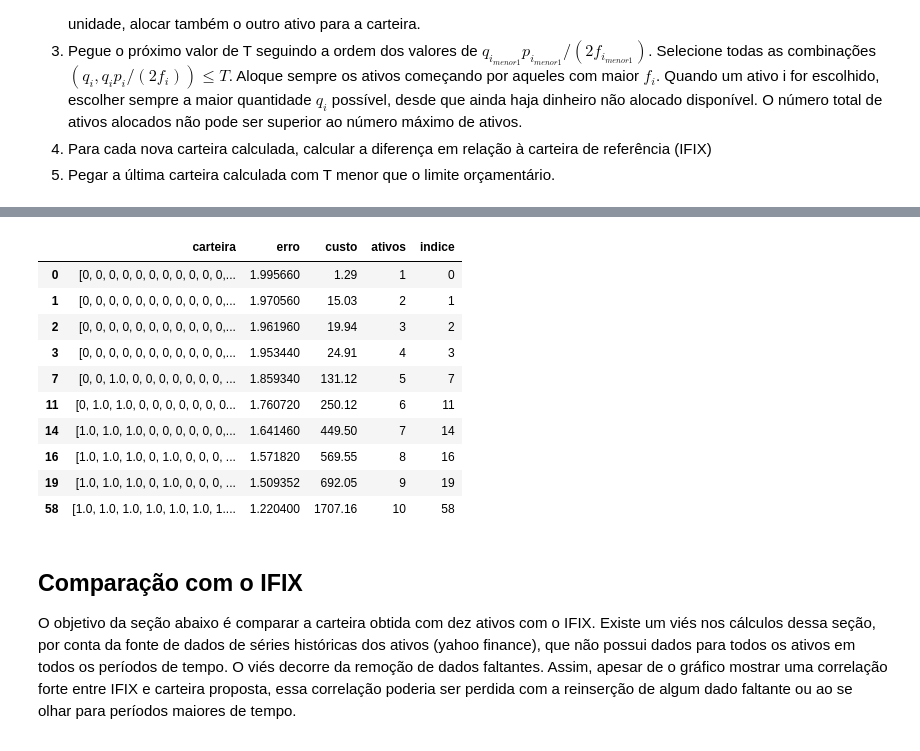
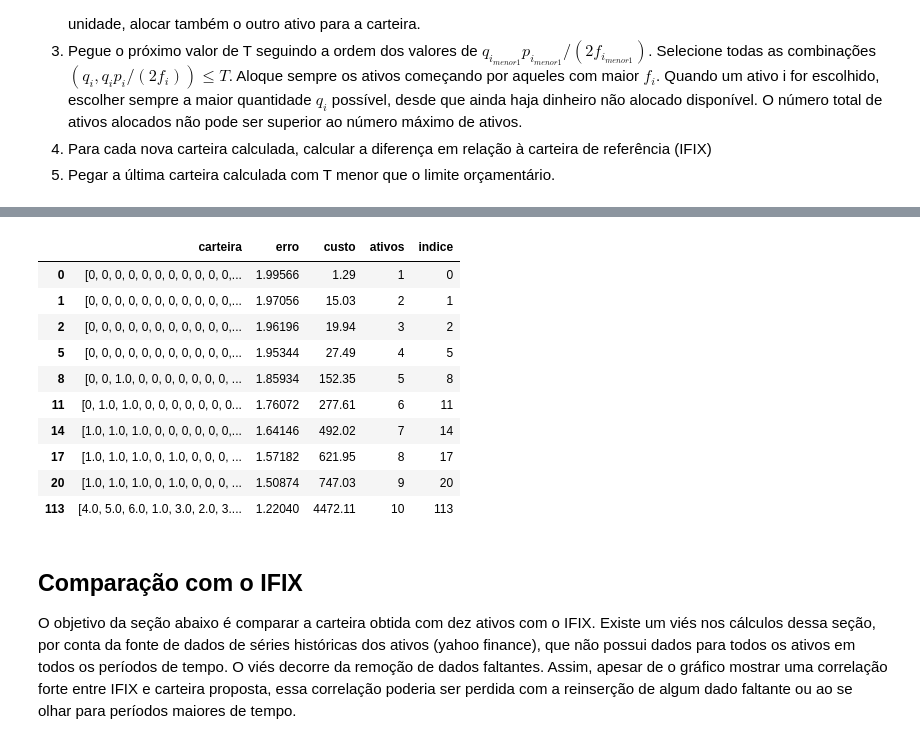
Before and after one commit to augustomaeda/IFIX, a Jupyter notebook: sol_analitica_final.ipynb, the cells around one changed output, grey strips where cells are left out. Cells and saved outputs as stored; diff of their text form; code cells hidden in the pictures.

```diff
--- a/sol_analitica_final.ipynb
+++ b/sol_analitica_final.ipynb
@@ -183,22 +183,24 @@ T_max=fundos.sort_values('Cart Minima',ascending=False).head().iloc[0,6]*numero_
 
 qnt_max=[int(np.floor(T_max/fundos['Cart Minima'].iloc[i])) for i in range(len(fundos))]
 
-tab_multiplos=pd.DataFrame([{'Ativo':0,'Quantidade':a,'Cart Minima':fundos['Cart Minima'].iloc[0]*a,'Part. (%)':fundos['Part. (%)'].iloc[0],'Preço Atual':fundos['Preço Atual'].iloc[0]} for a in range(1,qnt_max[0])])
+tab_multiplos=pd.DataFrame([{'Ativo':0,'Quantidade':a,'Cart Minima':fundos['Cart Minima'].iloc[0],'Cart Minima mult':fundos['Cart Minima'].iloc[0]*a,'Part. (%)':fundos['Part. (%)'].iloc[0],'Preço Atual':fundos['Preço Atual'].iloc[0]} for a in range(1,qnt_max[0])])
 
 for i in range(1,len(qnt_max)):
 
-    tab_multiplos=tab_multiplos.append(pd.DataFrame([{'Ativo':i,'Quantidade':a,'Cart Minima':fundos['Cart Minima'].iloc[i]*a,'Part. (%)':fundos['Part. (%)'].iloc[i],'Preço Atual':fundos['Preço Atual'].iloc[i]} for a in range(1,qnt_max[i])]))
+    tab_multiplos=tab_multiplos.append(pd.DataFrame([{'Ativo':i,'Quantidade':a,'Cart Minima':fundos['Cart Minima'].iloc[i],'Cart Minima mult':fundos['Cart Minima'].iloc[i]*a,'Part. (%)':fundos['Part. (%)'].iloc[i],'Preço Atual':fundos['Preço Atual'].iloc[i]} for a in range(1,qnt_max[i])]))
 
 
-tab_multiplos=tab_multiplos.sort_values('Cart Minima')
+tab_multiplos=tab_multiplos.sort_values('Cart Minima mult')
 # %%
 maximo_ativos=20
+
+limite_orcamentario=10000
 
 carteiras_calculadas=[]
 
 for i in range(1000):
-    T=tab_multiplos['Cart Minima'].iloc[i]
-    selecao=tab_multiplos[tab_multiplos['Cart Minima']<=T].sort_values('Part. (%)',ascending=False)
+    T=tab_multiplos['Cart Minima mult'].iloc[i]
+    selecao=tab_multiplos[tab_multiplos['Cart Minima mult']<=T].sort_values('Part. (%)',ascending=False)
     selecao=selecao[selecao.groupby(['Ativo'], sort=False)['Quantidade'].transform(max)==selecao['Quantidade']]
     carteira=[0]*linhas
     limite_atual=T
@@ -218,6 +220,7 @@ for i in range(1000):
 
 carteiras_calculadas=pd.DataFrame(carteiras_calculadas)
 carteiras_calculadas['indice']=carteiras_calculadas.index.values
+carteiras_calculadas=carteiras_calculadas[carteiras_calculadas['custo']<limite_orcamentario]
 carteiras_calculadas=carteiras_calculadas[carteiras_calculadas.groupby(['ativos'], sort=False)['erro'].transform(min)==carteiras_calculadas['erro']]
 carteiras_calculadas=carteiras_calculadas[carteiras_calculadas.groupby(['ativos'], sort=False)['indice'].transform(min)==carteiras_calculadas['indice']]
 carteiras_calculadas
@@ -242,45 +261,48 @@ carteiras_calculadas
 # %%
 maximo_ativos=10
+
+limite_orcamentario=5000
 
 carteiras_calculadas=[]
 
 for i in range(1000):
-    T=tab_multiplos['Cart Minima'].iloc[i]
-    selecao=tab_multiplos[tab_multiplos['Cart Minima']<=T].sort_values('Part. (%)',ascending=False)
+    T=tab_multiplos['Cart Minima mult'].iloc[i]
+    selecao=tab_multiplos[tab_multiplos['Cart Minima mult']<=T].sort_values('Part. (%)',ascending=False)
     selecao=selecao[selecao.groupby(['Ativo'], sort=False)['Quantidade'].transform(max)==selecao['Quantidade']]
     carteira=[0]*linhas
     limite_atual=T
     j=0
     ativos=0
     while (j<len(selecao))&(ativos<maximo_ativos):
         if (limite_atual/selecao['Preço Atual'].iloc[j])>=1:
             qnt=min(np.floor(limite_atual/selecao['Preço Atual'].iloc[j]),
                                                            np.floor(T/selecao['Cart Minima'].iloc[j]))
             limite_atual=limite_atual-qnt*selecao['Preço Atual'].iloc[j]
             carteira[selecao['Ativo'].iloc[j]]=qnt
             ativos=n_ativos(carteira)
 
         j=j+1
 
     carteiras_calculadas.append({'carteira':carteira,'erro':calcula_ajuste(carteira),'custo':calcula_soma(carteira),'ativos':n_ativos(carteira)})
 
 carteiras_calculadas=pd.DataFrame(carteiras_calculadas)
 carteiras_calculadas['indice']=carteiras_calculadas.index.values
+carteiras_calculadas=carteiras_calculadas[carteiras_calculadas['custo']<limite_orcamentario]
 carteiras_calculadas=carteiras_calculadas[carteiras_calculadas.groupby(['ativos'], sort=False)['erro'].transform(min)==carteiras_calculadas['erro']]
 carteiras_calculadas=carteiras_calculadas[carteiras_calculadas.groupby(['ativos'], sort=False)['indice'].transform(min)==carteiras_calculadas['indice']]
 carteiras_calculadas
 # %% [output]
 |  | carteira | erro | custo | ativos | indice |
-| 0 | [0, 0, 0, 0, 0, 0, 0, 0, 0, 0, 0,... | 1.995660 | 1.29 | 1 | 0 |
-| 1 | [0, 0, 0, 0, 0, 0, 0, 0, 0, 0, 0,... | 1.970560 | 15.03 | 2 | 1 |
-| 2 | [0, 0, 0, 0, 0, 0, 0, 0, 0, 0, 0,... | 1.961960 | 19.94 | 3 | 2 |
-| 3 | [0, 0, 0, 0, 0, 0, 0, 0, 0, 0, 0,... | 1.953440 | 24.91 | 4 | 3 |
-| 7 | [0, 0, 1.0, 0, 0, 0, 0, 0, 0, 0, ... | 1.859340 | 131.12 | 5 | 7 |
-| 11 | [0, 1.0, 1.0, 0, 0, 0, 0, 0, 0, 0... | 1.760720 | 250.12 | 6 | 11 |
-| 14 | [1.0, 1.0, 1.0, 0, 0, 0, 0, 0, 0,... | 1.641460 | 449.50 | 7 | 14 |
-| 16 | [1.0, 1.0, 1.0, 0, 1.0, 0, 0, 0, ... | 1.571820 | 569.55 | 8 | 16 |
-| 19 | [1.0, 1.0, 1.0, 0, 1.0, 0, 0, 0, ... | 1.509352 | 692.05 | 9 | 19 |
-| 58 | [1.0, 1.0, 1.0, 1.0, 1.0, 1.0, 1.... | 1.220400 | 1707.16 | 10 | 58 |
+| 0 | [0, 0, 0, 0, 0, 0, 0, 0, 0, 0, 0,... | 1.99566 | 1.29 | 1 | 0 |
+| 1 | [0, 0, 0, 0, 0, 0, 0, 0, 0, 0, 0,... | 1.97056 | 15.03 | 2 | 1 |
+| 2 | [0, 0, 0, 0, 0, 0, 0, 0, 0, 0, 0,... | 1.96196 | 19.94 | 3 | 2 |
+| 5 | [0, 0, 0, 0, 0, 0, 0, 0, 0, 0, 0,... | 1.95344 | 27.49 | 4 | 5 |
+| 8 | [0, 0, 1.0, 0, 0, 0, 0, 0, 0, 0, ... | 1.85934 | 152.35 | 5 | 8 |
+| 11 | [0, 1.0, 1.0, 0, 0, 0, 0, 0, 0, 0... | 1.76072 | 277.61 | 6 | 11 |
+| 14 | [1.0, 1.0, 1.0, 0, 0, 0, 0, 0, 0,... | 1.64146 | 492.02 | 7 | 14 |
+| 17 | [1.0, 1.0, 1.0, 0, 1.0, 0, 0, 0, ... | 1.57182 | 621.95 | 8 | 17 |
+| 20 | [1.0, 1.0, 1.0, 0, 1.0, 0, 0, 0, ... | 1.50874 | 747.03 | 9 | 20 |
+| 113 | [4.0, 5.0, 6.0, 1.0, 3.0, 2.0, 3.... | 1.22040 | 4472.11 | 10 | 113 |
 # %% [markdown]
 ## Comparação com o IFIX
 
```
Also changed, not shown: parts of 4 cells of this notebook.
